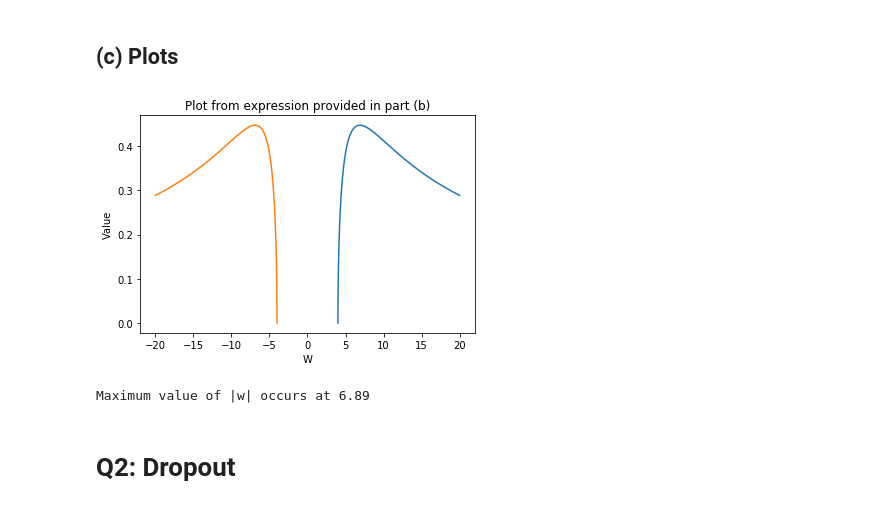
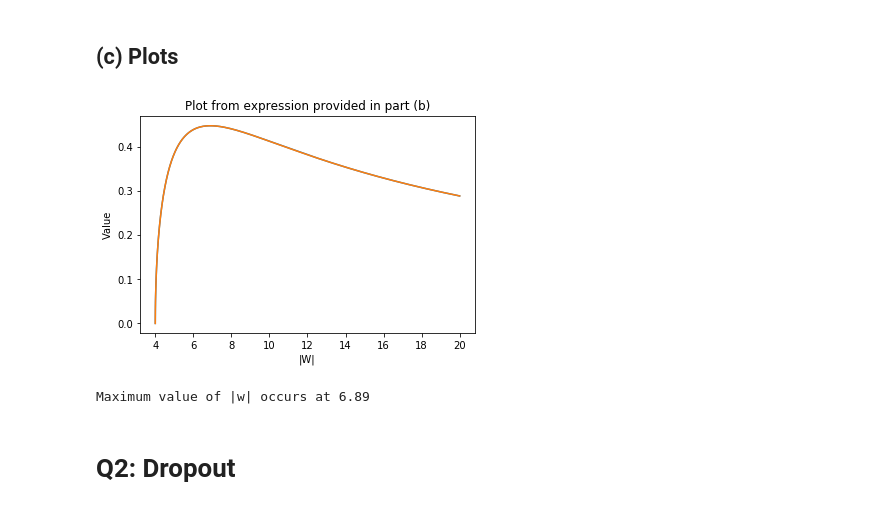
Before and after one commit to pranaabdhawan/CS489-4B, a Jupyter notebook: A3/p2dhawan_a3.ipynb, the cells around one changed output. Saved outputs shown, nothing was run; the diff lists cells and outputs as text; code cells hidden in the pictures.

```diff
--- a/A3/p2dhawan_a3.ipynb
+++ b/A3/p2dhawan_a3.ipynb
@@ -131,25 +131,25 @@ Hence, proved.
 # %%
 def get_value(w):
     return (2./np.abs(w)) * np.log((np.abs(w)/2.)*(1 + np.sqrt(1 - (4./np.abs(w)))) - 1)
 
 x1 = np.linspace(4,20,5000)
 y1 = get_value(x1)
 
 x2 = np.linspace(-20,-4,5000)
 y2 = get_value(x2)
 
-plt.plot(x1, y1)
-plt.plot(x2, y2)
+plt.plot(np.abs(x1), y1)
+plt.plot(np.abs(x2), y2)
 
 plt.title('Plot from expression provided in part (b)')
-plt.xlabel('W')
+plt.xlabel('|W|')
 plt.ylabel('Value')
 
 
 plt.show()
 print("Maximum value of |w| occurs at %.2f" % x1[np.argmax(y1)])
 # %% [output]
-[figure, old version]
+[figure, new version]
 Maximum value of |w| occurs at 6.89
 # %% [markdown]
 # Q2: Dropout
```
Also changed, not shown: parts of 1 cell of this notebook.
